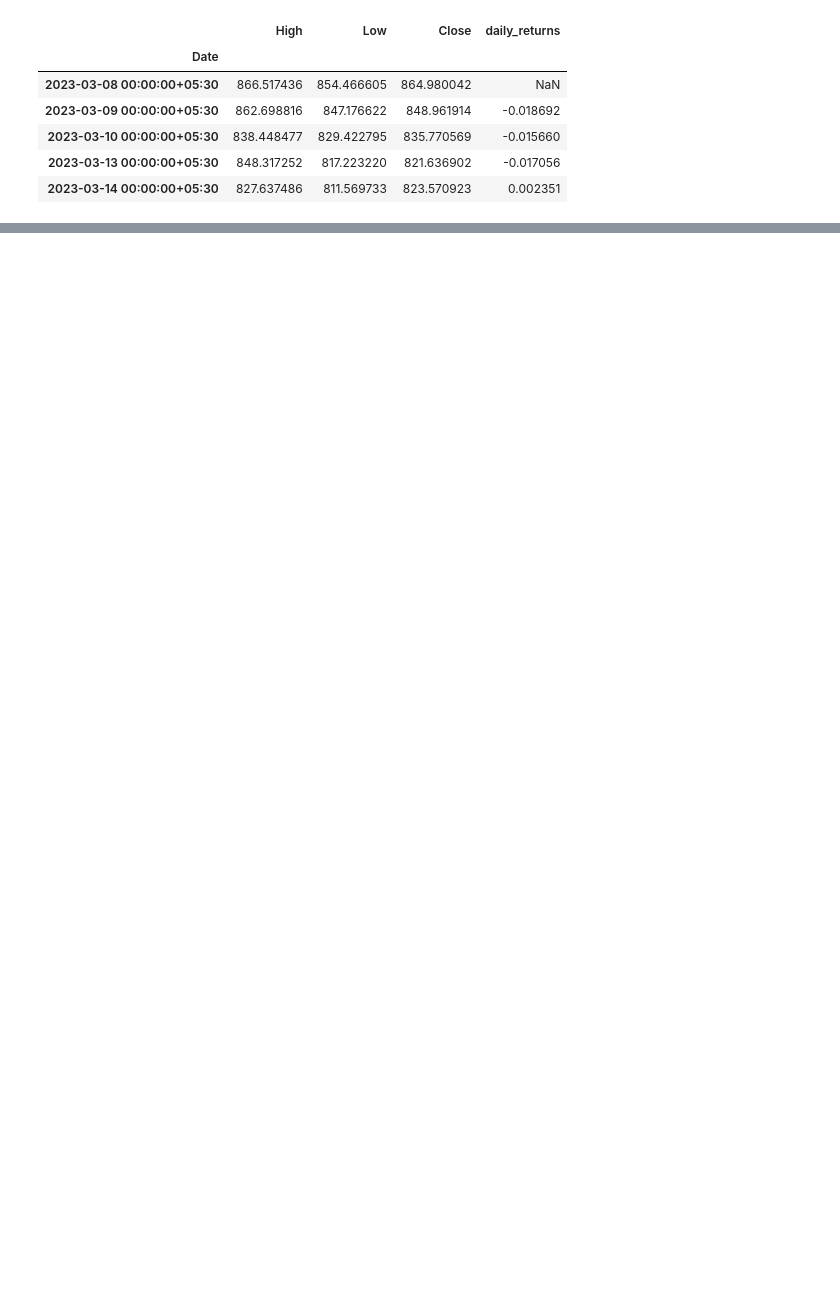
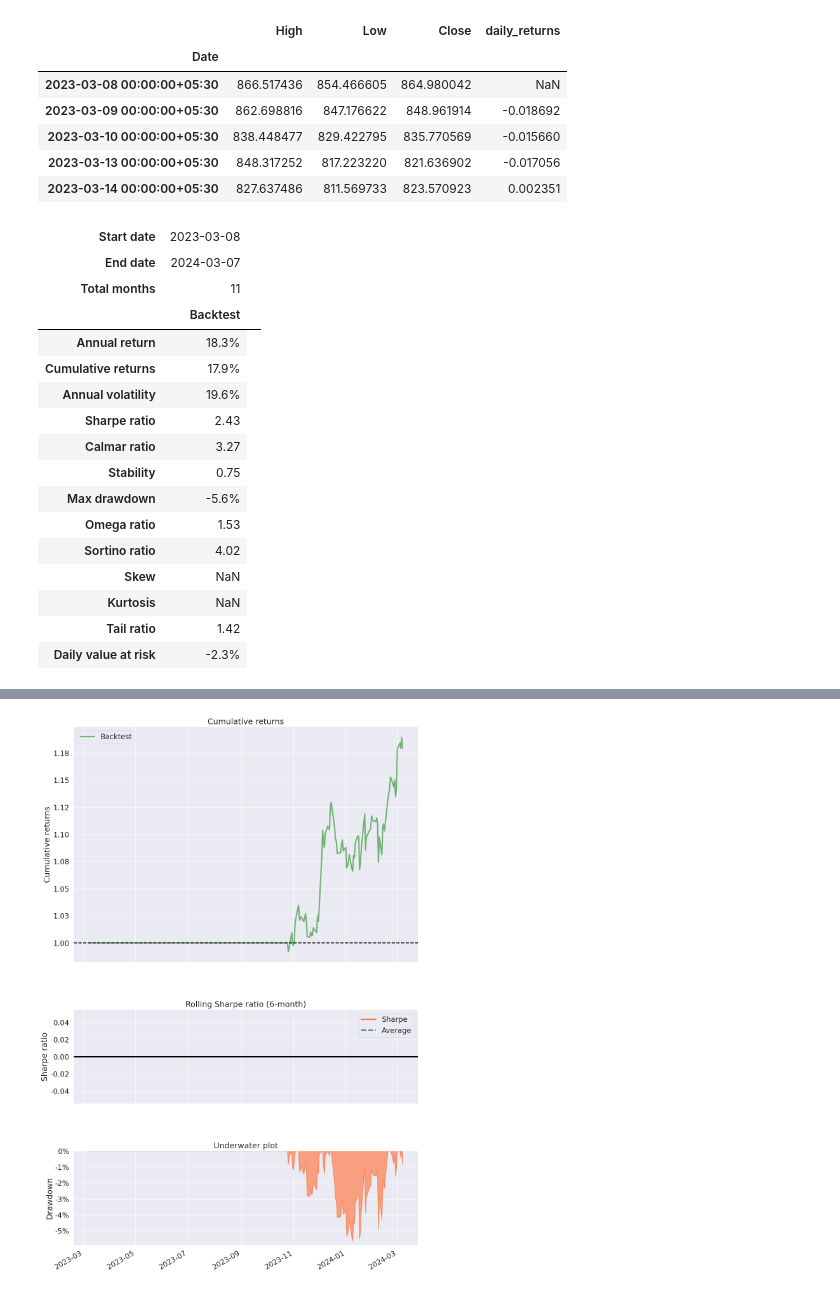
Before and after one commit to gsharma239/MBAZG555, a Jupyter notebook: Assignment-2.ipynb, the cells around one changed output, grey strips where cells are left out. Saved outputs shown, nothing was run; the diff lists cells and outputs as text; code cells hidden in the pictures; blank space fills up the shorter version.

Commit message:
Fixed the RSI code with the 'hold' problem when RSI is between upper and lower limit

```diff
--- a/Assignment-2.ipynb
+++ b/Assignment-2.ipynb
@@ -107,24 +107,65 @@ pf.create_simple_tear_sheet( df_sma['returns'] )
 # Setting up the calculations for RSI
 
 df_rsi = ticker_df.copy(deep=True)
-rsi_window = 7
+rsi_window = 14
 
 rsi_upper_limit = 80
-rsi_lower_limit = 20
+rsi_lower_limit = 29
 
 df_rsi['RSI'] = ta.momentum.RSIIndicator( df_rsi['Close'], window = rsi_window ).rsi()
 
 #generate signal
+df_rsi['rsi_signal'] = 0
+
 # BUY condition
-df_rsi['rsi_signal'] = np.where((df_rsi['RSI'] > rsi_upper_limit),1,np.nan)
+df_rsi['rsi_signal'] = np.where((df_rsi['RSI'] > rsi_upper_limit),0,np.nan)
+
 # SELL condition
-df_rsi['rsi_signal'] = np.where( (df_rsi['RSI'] < rsi_lower_limit ),0,df_rsi['rsi_signal'])
+df_rsi['rsi_signal'] = np.where( (df_rsi['RSI'] < rsi_lower_limit ),1,df_rsi['rsi_signal'])
+
+df_rsi['rsi_signal_shift' ] = df_rsi['rsi_signal'].shift(1)
+
+# update the signal keep the buy or sell signal is in the middle of upper & lower limit
+
+
+'''
+    if df_rsi['RSI'] > rsi_upper_limit <> df_rsi['RSI'] < rsi_lower_limit, df_rsi['rsi_signal_shift'], df_rsi['rsi_signal']
+'''
+
+df_rsi['rsi_signal'] = np.where ( ( df_rsi['RSI'] < rsi_upper_limit ) & ( df_rsi['RSI'] > rsi_lower_limit ), df_rsi['rsi_signal_shift'], df_rsi['rsi_signal'] )
 
 #generate positions
+# creating long and short positions
+df_rsi['rsi_position'] = df_rsi['rsi_signal'].replace(to_replace=np.nan, method='ffill')
 
 #calculate returns
 df_rsi['daily_returns'] = np.log(df_rsi['Close'] / df_rsi['Close'].shift(1))
 
+df_rsi['returns'] = df_rsi['daily_returns'] * (df_rsi['rsi_position'])
 
-print( df_rsi[['RSI', 'daily_returns']])
+df_rsi.head(50)
+pf.create_simple_tear_sheet( df_rsi['returns'] )
+
+temp = df_rsi[['RSI', 'rsi_signal', 'rsi_signal_shift','rsi_position']]
+
+temp.to_csv("./rsi.csv")
+
+print( df_rsi[['RSI', 'rsi_signal', 'rsi_signal_shift','rsi_position', 'daily_returns']].head(50))
 # %% [output]
+| Start date | 2023-03-08 |  |
+| End date | 2024-03-07 |  |
+| Total months | 11 |  |
+|  | Backtest |
+| Annual return | 18.3% |
+| Cumulative returns | 17.9% |
+| Annual volatility | 19.6% |
+| Sharpe ratio | 2.43 |
+| Calmar ratio | 3.27 |
+| Stability | 0.75 |
+| Max drawdown | -5.6% |
+| Omega ratio | 1.53 |
+| Sortino ratio | 4.02 |
+| Skew | NaN |
+| Kurtosis | NaN |
+| Tail ratio | 1.42 |
+| Daily value at risk | -2.3% |
@@ -132,3 +189,4 @@ KeyError: 'rsi_upper_limit'
+[figure, added]
 # %%
 # Setting up the calculations for Exponential Moving Average - Cross Over
 
```
Also changed, not shown: parts of 1 cell of this notebook, 1 other file.
